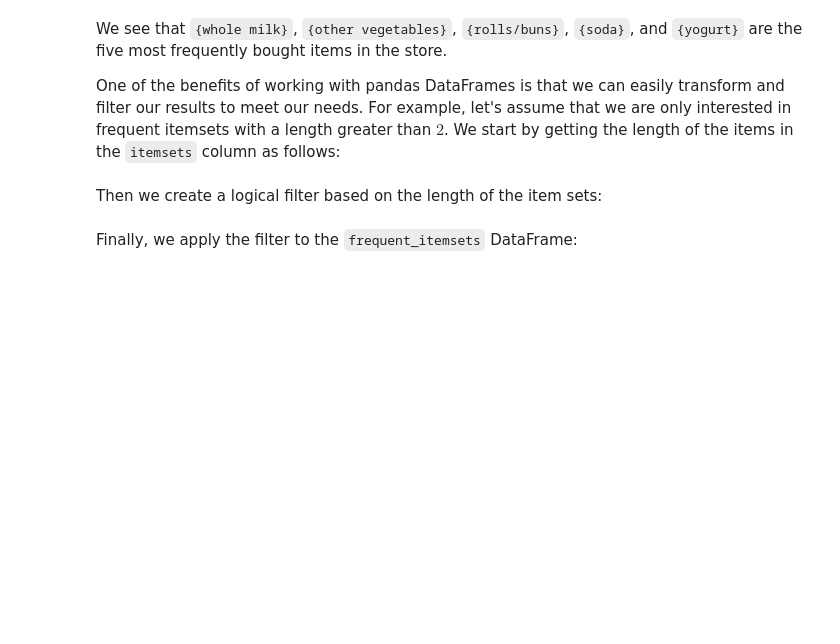
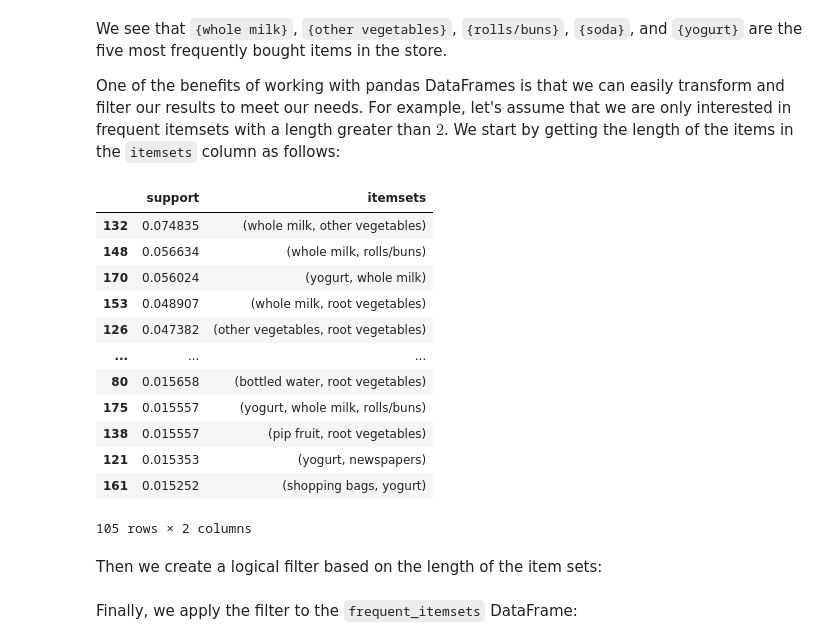
Before and after one commit to kurasaki/machine-learning-with-python-association-rules-3209139, a Jupyter notebook: src/02b.ipynb, the cells around one changed output. Cells and saved outputs as stored; diff of their text form; code cells hidden in the pictures; blank space fills up the shorter version.

```diff
--- a/src/02b.ipynb
+++ b/src/02b.ipynb
@@ -72,5 +130,21 @@ From the output, we can tell that there are $180$ itemsets with a minimum suppor
 We see that `{whole milk}`, `{other vegetables}`, `{rolls/buns}`, `{soda}`, and `{yogurt}` are the five most frequently bought items in the store.
 
 One of the benefits of working with pandas DataFrames is that we can easily transform and filter our results to meet our needs. For example, let's assume that we are only interested in frequent itemsets with a length greater than $2$. We start by getting the length of the items in the `itemsets` column as follows:
+# %%
+ap_set.loc[ap_set.itemsets.map(len)>1].sort_values('support', ascending=False)
+# %% [output]
+|  | support | itemsets |
+| 132 | 0.074835 | (whole milk, other vegetables) |
+| 148 | 0.056634 | (whole milk, rolls/buns) |
+| 170 | 0.056024 | (yogurt, whole milk) |
+| 153 | 0.048907 | (whole milk, root vegetables) |
+| 126 | 0.047382 | (other vegetables, root vegetables) |
+| ... | ... | ... |
+| 80 | 0.015658 | (bottled water, root vegetables) |
+| 175 | 0.015557 | (yogurt, whole milk, rolls/buns) |
+| 138 | 0.015557 | (pip fruit, root vegetables) |
+| 121 | 0.015353 | (yogurt, newspapers) |
+| 161 | 0.015252 | (shopping bags, yogurt) |
+105 rows × 2 columns
 # %% [markdown]
 Then we create a logical filter based on the length of the item sets:
```
Also changed, not shown: parts of 30 cells of this notebook.
